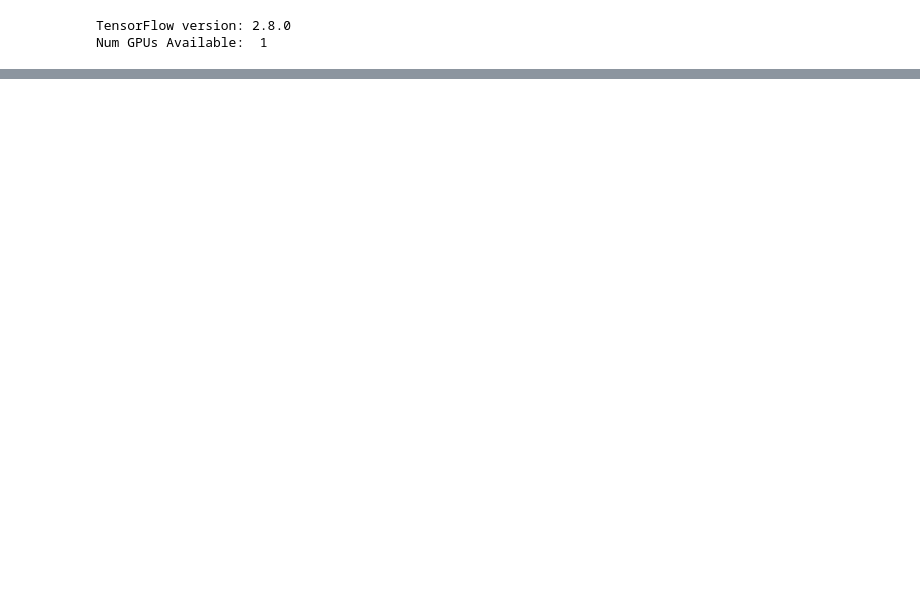
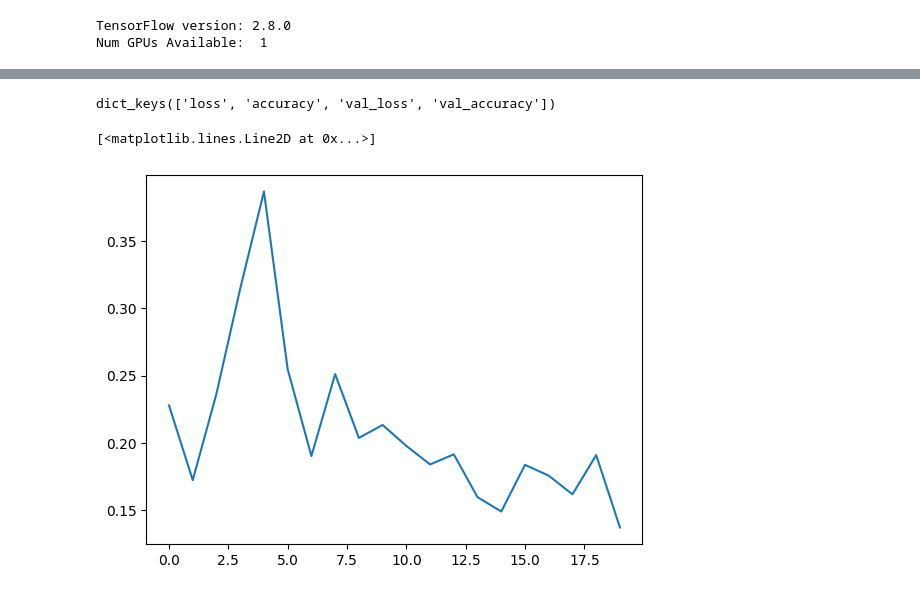
Before and after one commit to enes-ay/OCR, a Jupyter notebook: ocr1.ipynb, the cells around one changed output, grey strips where cells are left out. Cells and saved outputs as stored; diff of their text form; code cells hidden in the pictures; blank space fills up the shorter version.

```diff
--- a/ocr1.ipynb
+++ b/ocr1.ipynb
@@ -335,0 +418,9 @@ Epoch 20: val_loss did not improve from 0.14264
+# %%
+history.history.keys()
+# %% [output]
+dict_keys(['loss', 'accuracy', 'val_loss', 'val_accuracy'])
+# %%
+plt.plot(history.history["val_loss"])
+# %% [output]
+[<matplotlib.lines.Line2D at 0x...>]
+[figure, added]
```
Also changed, not shown: parts of 15 cells of this notebook.
